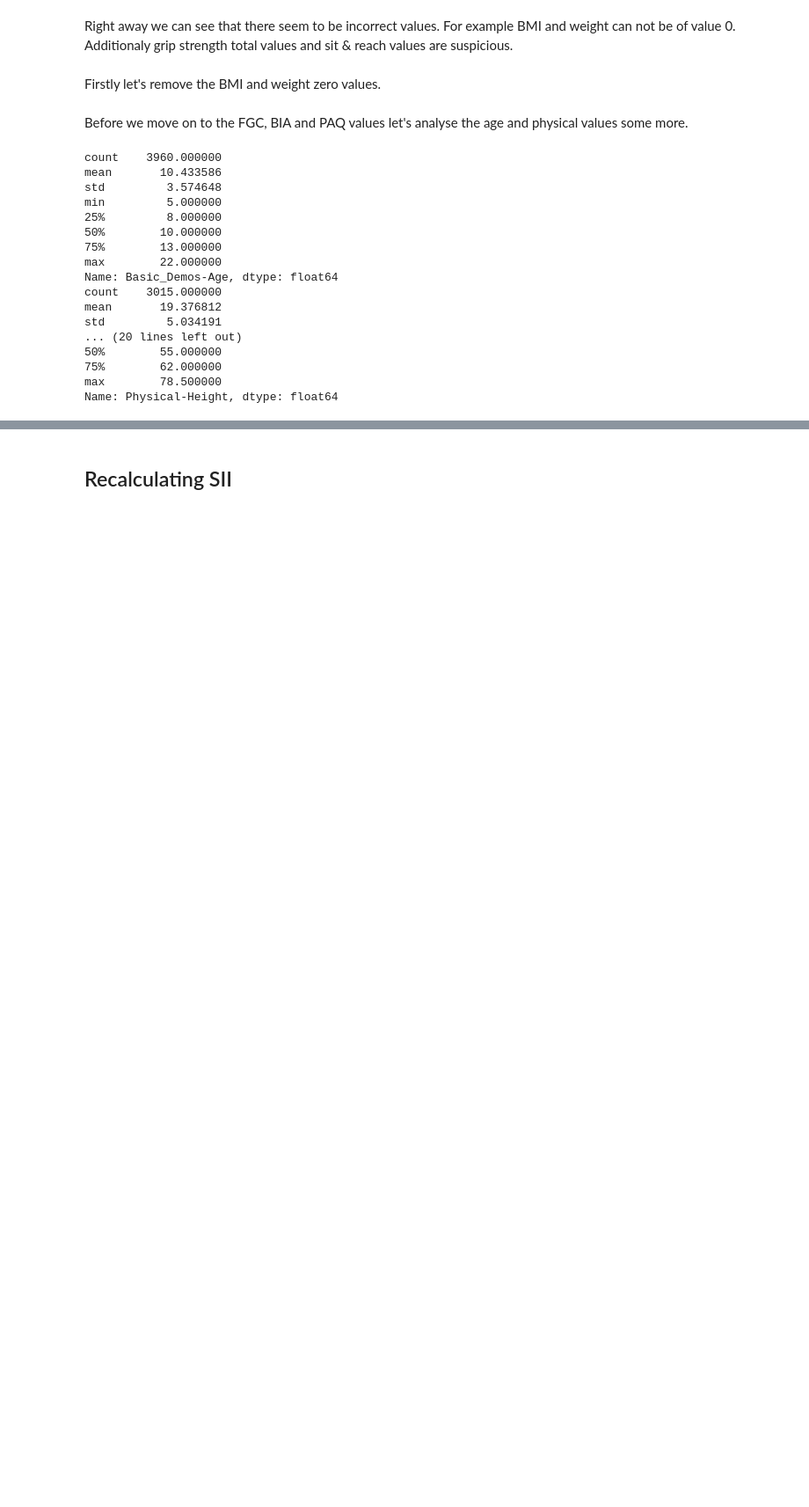
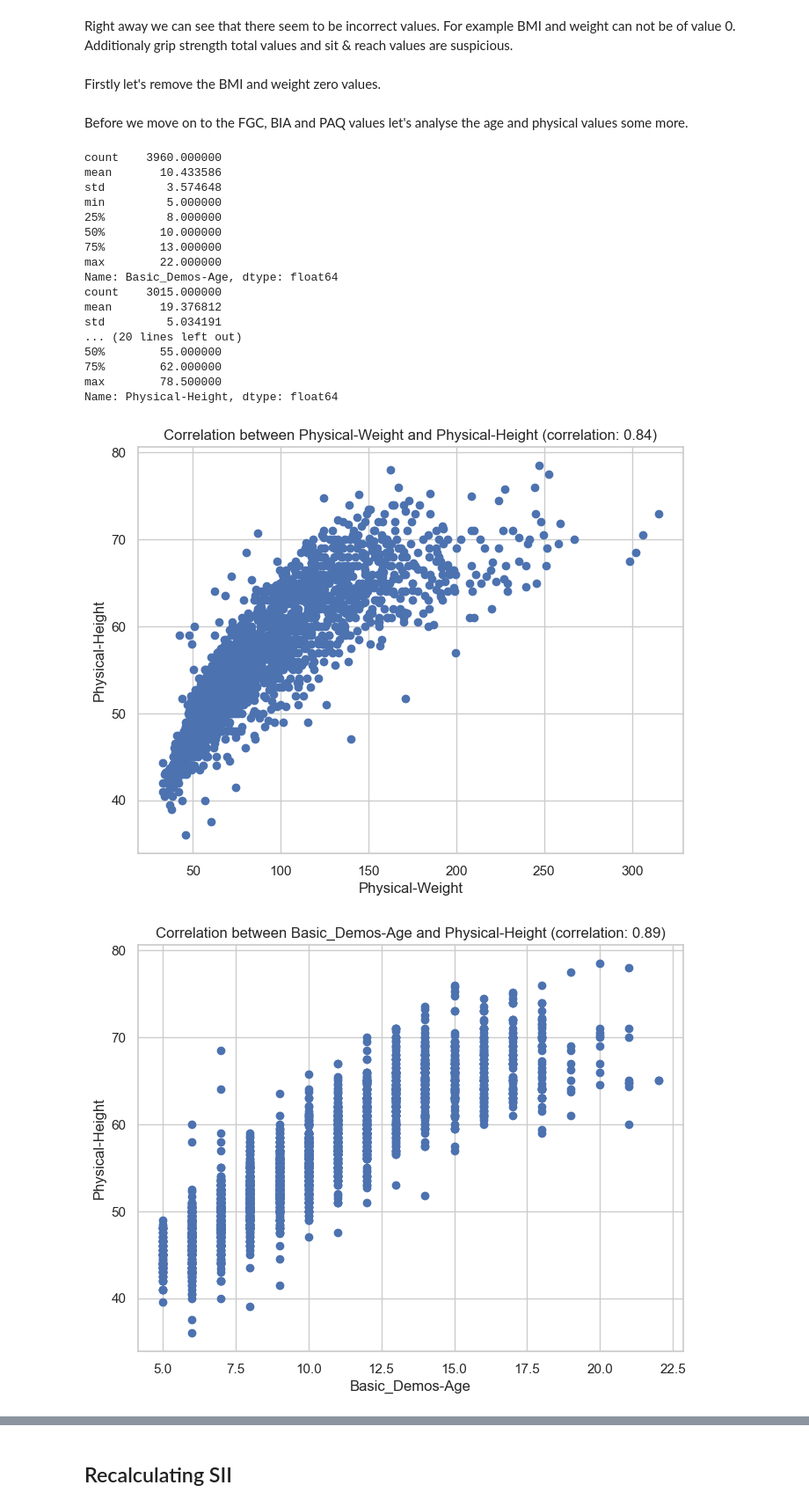
Before and after one commit to riikaseeba/Problematic-Internet-Use, a Jupyter notebook: Uku_Hjalmar_data.ipynb, the cells around one changed output, grey strips where cells are left out. Shown at 88% size. Drawn from its saved outputs; the diff is of its cells as text; code cells hidden in the pictures; blank space fills up the shorter version.

```diff
--- a/Uku_Hjalmar_data.ipynb
+++ b/Uku_Hjalmar_data.ipynb
@@ -106,6 +106,23 @@ def visualize_int_range(df, column_name):
     plt.ylabel("Frequency")
     plt.title(f"Distribution of {column_name} values")
     plt.show()
+
+def plot_correlation(df, col1, col2, title="Correlation between", figsize=(8, 6)):
+  # Calculate correlation coefficient
+  correlation = df[col1].corr(df[col2])
+
+  # Create scatter plot
+  plt.figure(figsize=figsize)
+  plt.scatter(df[col1], df[col2])
+
+  # Add labels and title
+  plt.xlabel(col1)
+  plt.ylabel(col2)
+  plt.title(f"{title} {col1} and {col2} (correlation: {correlation:.2f})")
+
+  # Display plot
+  plt.grid(True)
+  plt.show()
 # %%
 for field in int_value_fields['Field']:
     print(f"{field}: {count_zero_values(train, field)}")
@@ -383,4 +400,10 @@ std         5.034191
 max        78.500000
 Name: Physical-Height, dtype: float64
 # %%
-# TODO create bounds for physical values
+plot_correlation(train, 'Physical-Weight', 'Physical-Height')
+plot_correlation(train, 'Basic_Demos-Age', 'Physical-Height')
+plot_correlation(train, 'Basic_Demos-Age', 'Physical-Weight')
+plot_correlation(train, 'Physical-Weight', 'Physical-BMI')
+# %% [output]
+[figure, added]
+[figure, added]
```
Also changed, not shown: parts of 1 cell of this notebook.
